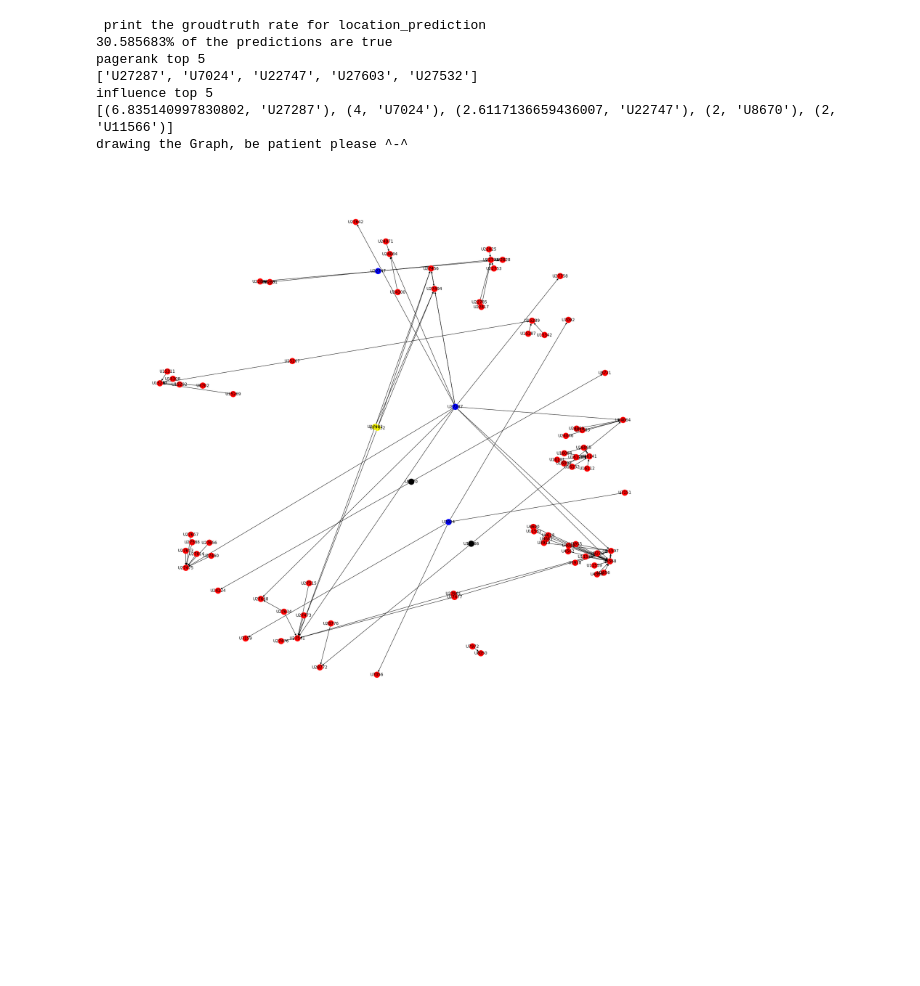
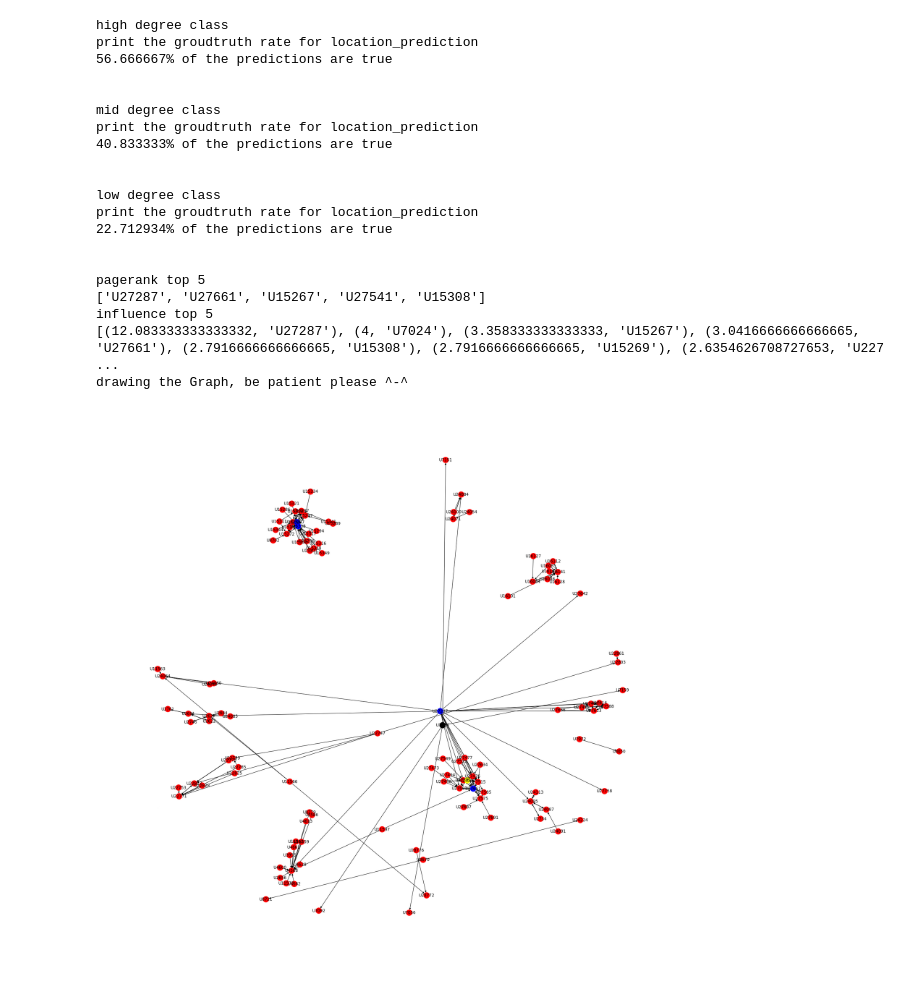
Before and after one commit to malicktuo/IMT-ELU501, a Jupyter notebook: Challenge2/ELU501_Challenge_2.ipynb, the cells around one changed output. Cells and saved outputs as stored; diff of their text form; code cells hidden in the pictures; blank space fills up the shorter version.

```diff
--- a/Challenge2/ELU501_Challenge_2.ipynb
+++ b/Challenge2/ELU501_Challenge_2.ipynb
@@ -251,24 +381,33 @@ The node in the graph has different color
 # %%
 # full-fill the missing value and make a new graph for the Bay Area
+from collections import ChainMap
 
-prediction_location = naive_method(G,empty_nodes,location)
+pre1,pre2,pre3 = prediction_degree_class()
+prediction_location = ChainMap(pre1,pre2,pre3)
+print('high degree class')
+proba1 = testLocation(pre1)/100
+print('\n\nmid degree class')
+proba2 = testLocation(pre2)/100
+print('\n\nlow degree class')
+proba3 = testLocation(pre3)/100
+dic1 = ChainMap(location,prediction_location)
 
-proba_prediction = testLocation(prediction_location)/100
-
-dic1 = location
-dic1.update(prediction_location)
 emp_noValues = []
 for n in G:
     if n not in prediction_location or n not in location:
         emp_noValues.append(n)
 
 
-prediction_location_for_novalues = naive_method(G,emp_noValues,dic1)
+# prediction_location_for_novalues = naive_method(dic1,G,emp_noValues)
+# prediction_all = ChainMap(prediction_location,prediction_location_for_novalues)
 
-prediction_location.update(prediction_location_for_novalues)
+prediction_all = ChainMap(prediction_location)
 
 loc_matched,loc_key_matched = strMatch('bay',location)
-loc_matched_pred,loc_key_matched_pred = strMatch('bay',prediction_location)
+loc_matched_pred1,loc_key_matched_pred1 = strMatch('bay',pre1)
+loc_matched_pred2,loc_key_matched_pred2 = strMatch('bay',pre2)
+loc_matched_pred2,loc_key_matched_pred3 = strMatch('bay',pre3)
+loc_key_matched_pred = loc_key_matched_pred1 + loc_key_matched_pred2 + loc_key_matched_pred3
 loc_key_all = loc_key_matched + loc_key_matched_pred
 edges = []
 G_Bay = nx.DiGraph()
@@ -282,9 +421,15 @@ for k in G:
         if ngb in loc_key_matched and ngb not in loc_key_matched_pred:
             edges.append((k,ngb,{'weight':1}))
             influence_matrix[k] += 1
-        elif ngb not in loc_key_matched and ngb in loc_key_matched_pred:
-            edges.append((k,ngb,{'weight':proba_prediction}))
-            influence_matrix[k] += proba_prediction
+        elif ngb not in loc_key_matched and ngb in loc_key_matched_pred1:
+            edges.append((k,ngb,{'weight':proba1}))
+            influence_matrix[k] += proba1
+        elif ngb not in loc_key_matched and ngb in loc_key_matched_pred2:
+            edges.append((k,ngb,{'weight':proba2}))
+            influence_matrix[k] += proba2
+        elif ngb not in loc_key_matched and ngb in loc_key_matched_pred3:
+            edges.append((k,ngb,{'weight':proba3}))
+            influence_matrix[k] += proba3
 G_Bay.add_edges_from(edges)
 
 influence_list = [(j,i) for i,j in influence_matrix.items()]
@@ -298,40 +443,53 @@ for i in G_Bay:
 pr_list = [(n_val,n_key) for n_key,n_val in pr.items()]
 pr_list = sorted(pr_list,reverse= True)
 
 vals = {}
 keys = []
 a = 5
 for i in range(0,a):
     vals[pr_list[i][1]] = float(pr_list[i][0])
     keys.append(pr_list[i][1])
     G_Bay.node[pr_list[i][1]]['color'] = 'yellow'
-print('pagerank top 5')
+print('\n\npagerank top 5')
 print(keys)
 for i in range(a,len(G_Bay)):
     vals[pr_list[i][1]] = float(pr_list[i][0])
     keys.append(pr_list[i][1])
     G_Bay.node[pr_list[i][1]]['color'] = 'red'
 
 for i in range(a):
     if influence_list[i][1] in G_Bay.nodes() and G_Bay.node[influence_list[i][1]]['color'] == 'yellow':
         G_Bay.node[influence_list[i][1]]['color'] = 'blue'
     elif influence_list[i][1] in G_Bay.nodes() and G_Bay.node[influence_list[i][1]]['color'] != 'yellow':
         G_Bay.node[influence_list[i][1]]['color'] = 'black'
     elif influence_list[i][1] not in G_Bay.nodes():
         print(influence_list[i])
 print('influence top 5')
-print(influence_list[:5])
+print(influence_list[:10])
 
 drawGraph(G_Bay)
 # %% [output]
- print the groudtruth rate for location_prediction
-30.585683% of the predictions are true
+high degree class
+print the groudtruth rate for location_prediction
+56.666667% of the predictions are true
+
+
+mid degree class
+print the groudtruth rate for location_prediction
+40.833333% of the predictions are true
+
+
+low degree class
+print the groudtruth rate for location_prediction
+22.712934% of the predictions are true
+
+
 pagerank top 5
-['U27287', 'U7024', 'U22747', 'U27603', 'U27532']
+['U27287', 'U27661', 'U15267', 'U27541', 'U15308']
 influence top 5
-[(6.835140997830802, 'U27287'), (4, 'U7024'), (2.6117136659436007, 'U22747'), (2, 'U8670'), (2, 'U11566')]
+[(12.083333333333332, 'U27287'), (4, 'U7024'), (3.358333333333333, 'U15267'), (3.0416666666666665, 'U27661'), (2.7916666666666665, 'U15308'), (2.7916666666666665, 'U15269'), (2.6354626708727653, 'U227 ...
 drawing the Graph, be patient please ^-^
-[figure, old version]
+[figure, new version]
 # %%
 # Test with the real data
 with open('mediumlocation.pickle', 'rb') as handle:
```
Also changed, not shown: parts of 57 cells of this notebook.
